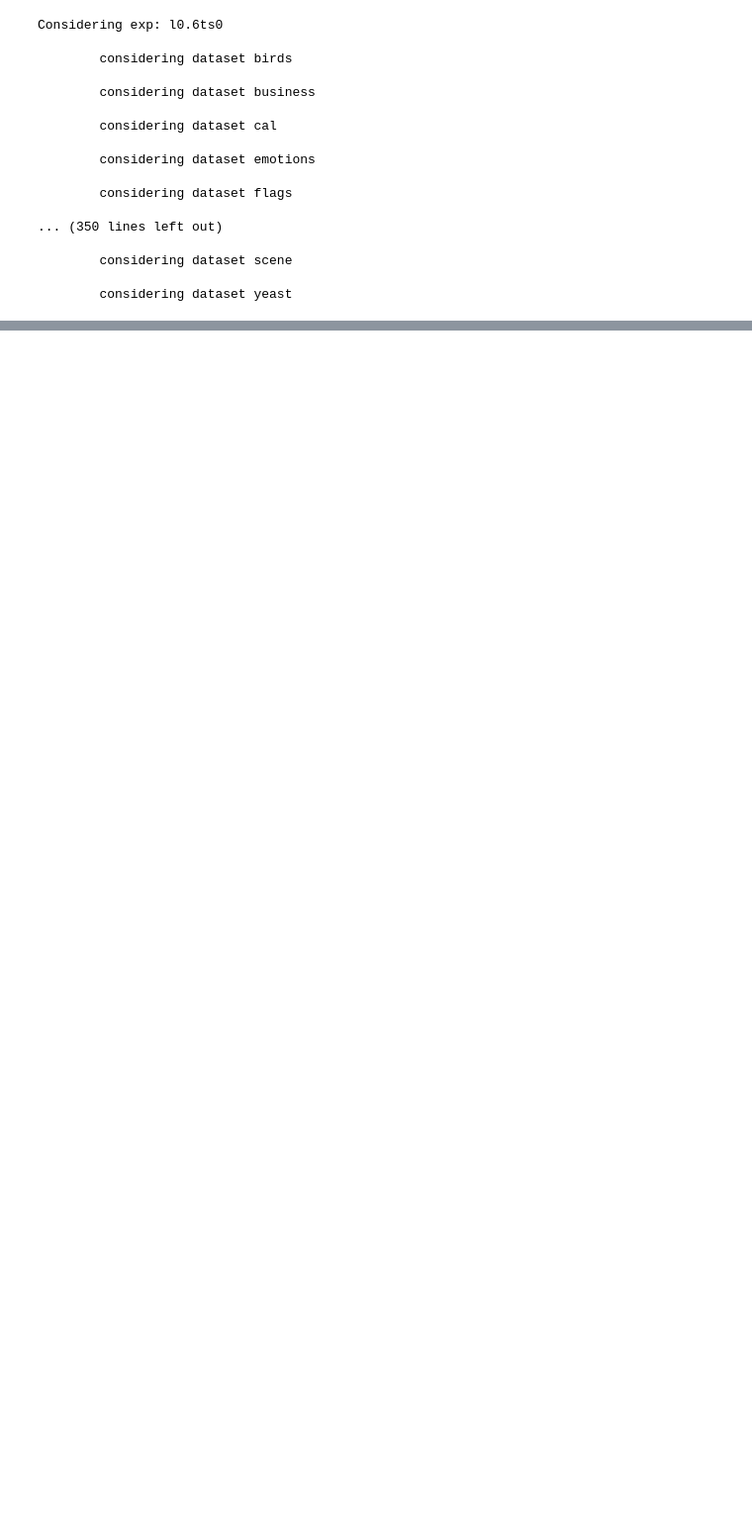
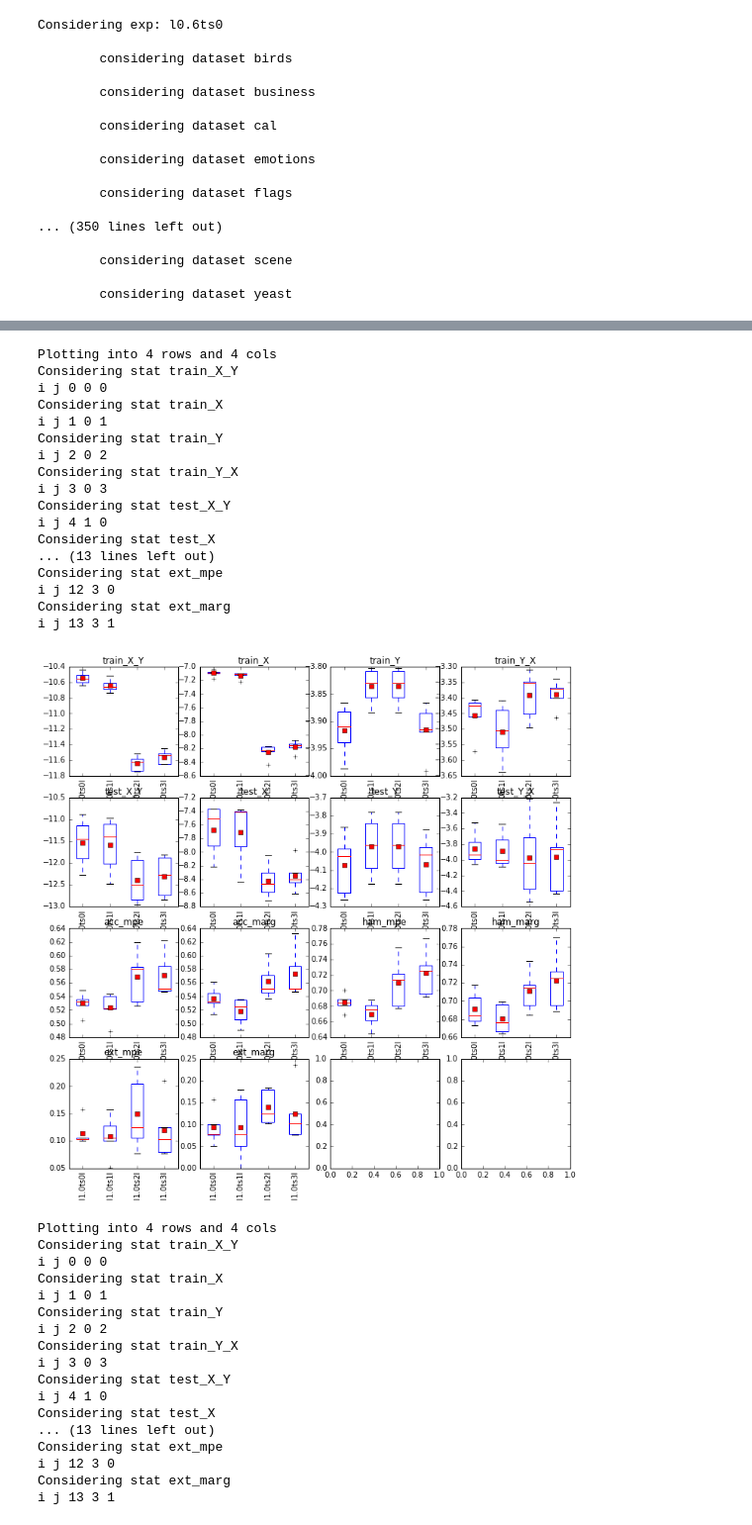
Before and after one commit to nicoladimauro/dcsn, a Jupyter notebook: misc/Parse stats.ipynb, the cells around one changed output, grey strips where cells are left out. Shown at 99% size. Saved outputs shown, nothing was run; the diff lists cells and outputs as text; code cells hidden in the pictures; blank space fills up the shorter version.

Commit message:
new stats on train

```diff
--- a/misc/Parse stats.ipynb
+++ b/misc/Parse stats.ipynb
@@ -79,7 +79,7 @@ def parse_scores_from_log(log_str, stat_prefix='Accuracy', n_folds=5, newline='\
     return numpy.array(scores[:n_folds]), numpy.array(scores[n_folds:])
 # %%
 if USE_NOTEBOOK:
-    file_path = '/home/valerio/Downloads/newcsn/l0.6ts0/arts.log'
+    file_path = './newcsn/l0.6ts0/arts.log'
     with open(file_path, 'r') as f:
         log_contents = f.read()
 
@@ -164,7 +164,7 @@ def print_stats(exp_stats):
     print('extact match marg:\t', exp_stats.ext_marg)
 # %%
 if USE_NOTEBOOK:
-    file_path = '/home/valerio/Downloads/newcsn/l0.6ts0/arts.log'
+    file_path = './newcsn/l0.6ts0/arts.log'
     exp_stats = parse_stats_from_log(file_path)
     print_stats(exp_stats)
 # %% [output]
@@ -202,7 +202,7 @@ def parse_stats_for_exp(exp_dir, datasets=DATASETS, n_folds=5, newline='\n'):
     return stats_dict
 # %%
 if USE_NOTEBOOK:
-    exp_dir = '/home/valerio/Downloads/newcsn/l0.6ts0'
+    exp_dir = './newcsn/l0.6ts0'
 
     stats = parse_stats_for_exp(exp_dir)
     for k, v in stats.items():
@@ -265,7 +265,7 @@ def parse_stats_for_models_exps(exp_dir,
     return dataset_assoc, model_assoc
 # %%
 if USE_NOTEBOOK:
-    exp_dir = '/home/valerio/Downloads/newcsn'
+    exp_dir = './newcsn'
     dataset_assoc, model_assoc = parse_stats_for_models_exps(exp_dir, datasets=DATASETS)
 # %% [output]
 Considering exp: l0.6ts0
@@ -355,35 +355,100 @@ def plot_model_boxplot_stat(model_assoc,
     pyplot.show()
 # %%
 if USE_NOTEBOOK:
-    exp_dir = '/home/valerio/Downloads/newcsn'
+    exp_dir = './newcsn'
     dataset_assoc, model_assoc = parse_stats_for_models_exps(exp_dir, datasets=DATASETS)
 
 
     plot_model_boxplot_stat(dataset_assoc['emotions'],
                             stat_names=['train_X_Y', 'train_X', 'train_Y', 'train_Y_X',
                                         'test_X_Y', 'test_X', 'test_Y', 'test_Y_X',
                                        'acc_mpe', 'acc_marg',
 
                                         'ham_mpe', 'ham_marg',
                                        'ext_mpe', 'ext_marg'],
                             n_rows=4,
                             model_names=['l1.0ts0l', 'l1.0ts1l', 'l1.0ts2l', 'l1.0ts3l'])
+
+    plot_model_boxplot_stat(dataset_assoc['flags'],
+                            stat_names=['train_X_Y', 'train_X', 'train_Y', 'train_Y_X',
+                                        'test_X_Y', 'test_X', 'test_Y', 'test_Y_X',
+                                       'acc_mpe', 'acc_marg',
+
+                                        'ham_mpe', 'ham_marg',
+                                       'ext_mpe', 'ext_marg'],
+                            n_rows=4,
+                            model_names=['l1.0ts0l', 'l1.0ts1l', 'l1.0ts2l', 'l1.0ts3l'])
+
+    plot_model_boxplot_stat(dataset_assoc['birds'],
+                            stat_names=['train_X_Y', 'train_X', 'train_Y', 'train_Y_X',
+                                        'test_X_Y', 'test_X', 'test_Y', 'test_Y_X',
+                                       'acc_mpe', 'acc_marg',
+
+                                        'ham_mpe', 'ham_marg',
+                                       'ext_mpe', 'ext_marg'],
+                            n_rows=4,
+                            model_names=['l1.0ts0l', 'l1.0ts1l', 'l1.0ts2l', 'l1.0ts3l'])
+
+    plot_model_boxplot_stat(dataset_assoc['cal'],
+                            stat_names=['train_X_Y', 'train_X', 'train_Y', 'train_Y_X',
+                                        'test_X_Y', 'test_X', 'test_Y', 'test_Y_X',
+                                       'acc_mpe', 'acc_marg',
+
+                                        'ham_mpe', 'ham_marg',
+                                       'ext_mpe', 'ext_marg'],
+                            n_rows=4,
+                            model_names=['l1.0ts0l', 'l1.0ts1l', 'l1.0ts2l', 'l1.0ts3l'])
 # %% [output]
 Considering exp: l0.6ts0
 
         considering dataset birds
 
         considering dataset business
 
         considering dataset cal
 
         considering dataset emotions
 
         considering dataset flags
 
 ... (379 lines left out)
 Considering stat ext_mpe
 i j 12 3 0
 Considering stat ext_marg
 i j 13 3 1
 [figure]
+Plotting into 4 rows and 4 cols
+Considering stat train_X_Y
+i j 0 0 0
+Considering stat train_X
+i j 1 0 1
+Considering stat train_Y
+i j 2 0 2
+Considering stat train_Y_X
+i j 3 0 3
+Considering stat test_X_Y
+i j 4 1 0
+Considering stat test_X
+... (13 lines left out)
+Considering stat ext_mpe
+i j 12 3 0
+Considering stat ext_marg
+i j 13 3 1
+[figure, added]
+Plotting into 4 rows and 4 cols
+Considering stat train_X_Y
+i j 0 0 0
+Considering stat train_X
+i j 1 0 1
+Considering stat train_Y
+i j 2 0 2
+Considering stat train_Y_X
+i j 3 0 3
+Considering stat test_X_Y
+i j 4 1 0
+Considering stat test_X
+... (13 lines left out)
+Considering stat ext_mpe
+i j 12 3 0
+Considering stat ext_marg
+i j 13 3 1
```
Also changed, not shown: parts of 4 cells of this notebook, 3 other files.
